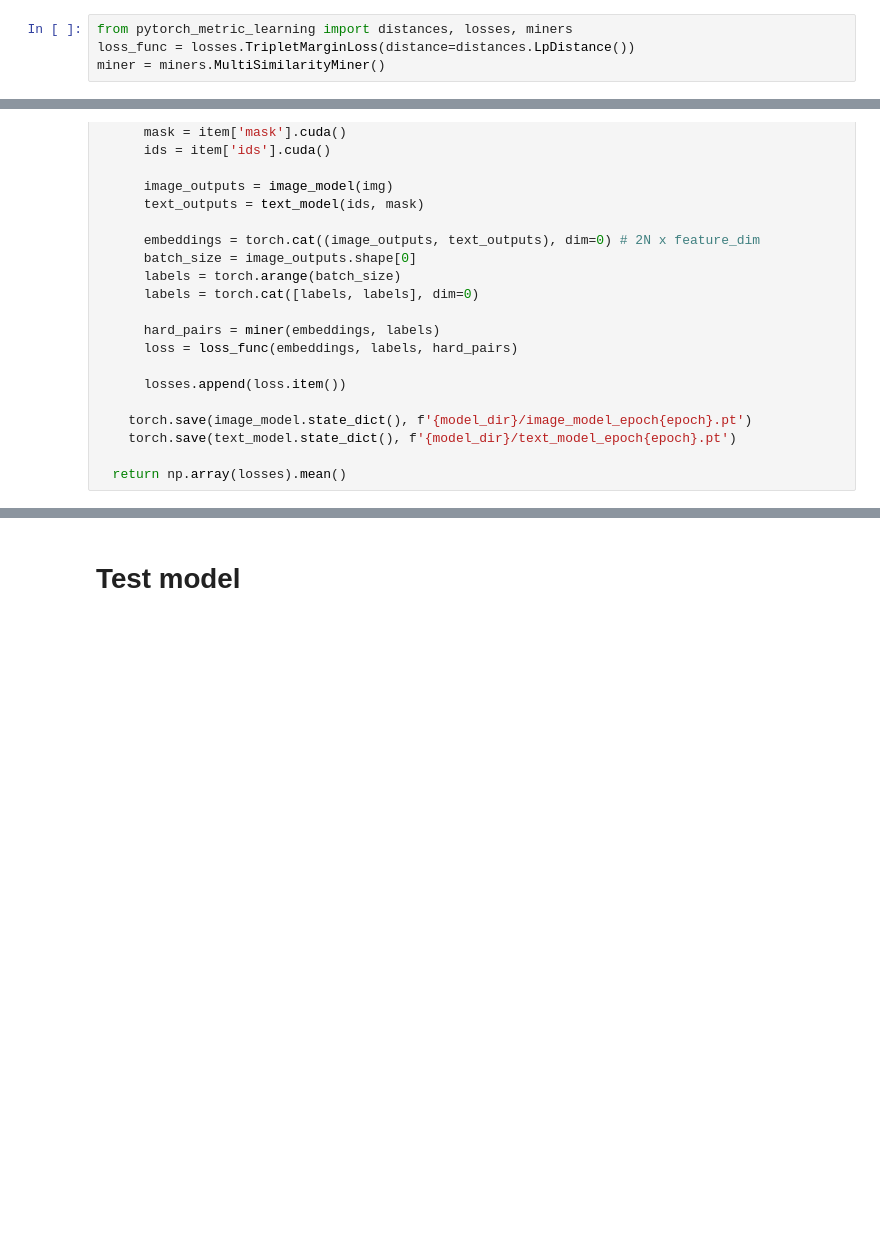
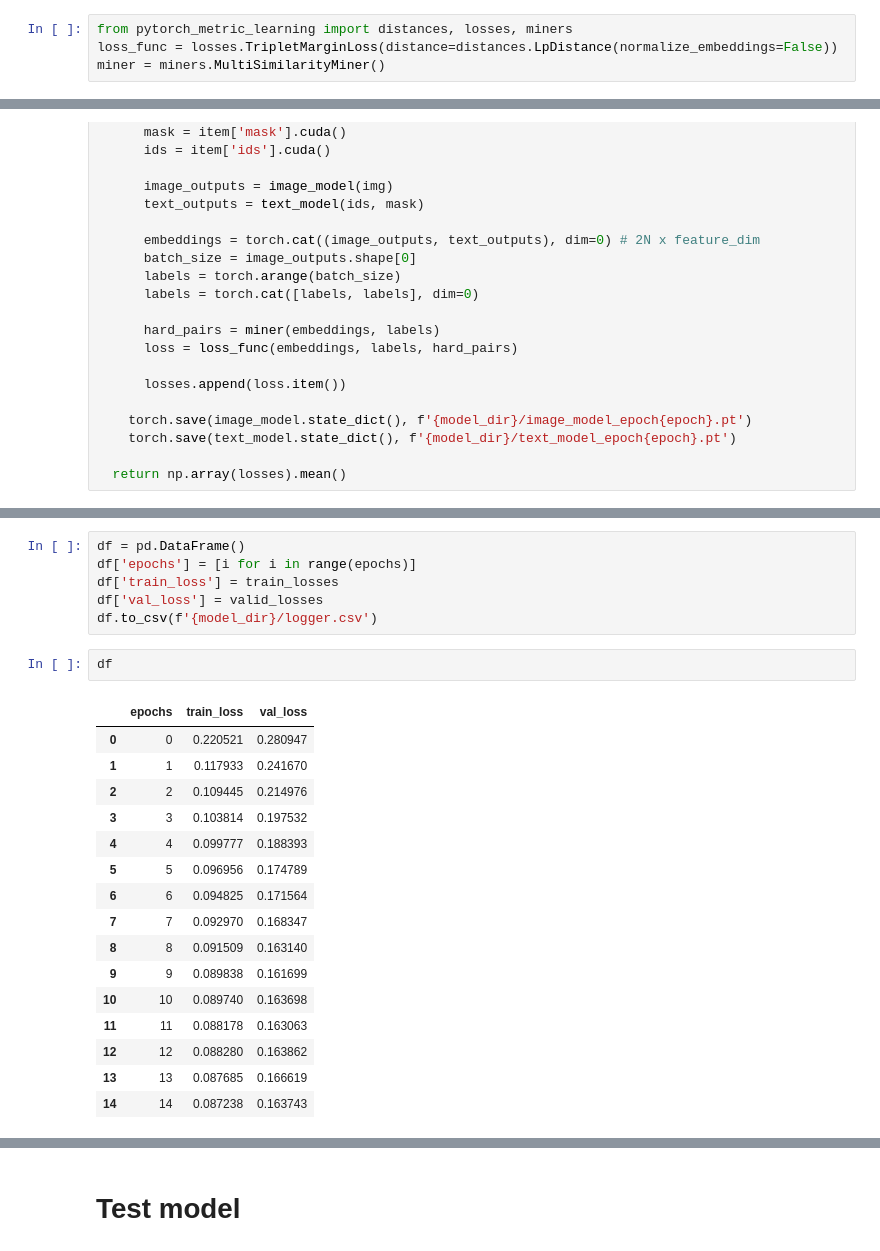
Before and after one commit to luyuzhe111/image-caption-match, a Jupyter notebook: main.ipynb, the cells around one changed output, grey strips where cells are left out. Saved outputs shown, nothing was run; the diff lists cells and outputs as text; blank space fills up the shorter version.

```diff
--- a/main.ipynb
+++ b/main.ipynb
@@ -344,7 +344,7 @@ optimizer = optim.Adam([
 # Loss function
 # %%
 from pytorch_metric_learning import distances, losses, miners
-loss_func = losses.TripletMarginLoss(distance=distances.LpDistance())
+loss_func = losses.TripletMarginLoss(distance=distances.LpDistance(normalize_embeddings=False))
 miner = miners.MultiSimilarityMiner()
 # %% [markdown]
 # Training & Validation
@@ -442,3 +466,28 @@ for epoch in range(epochs):
+# %%
+df = pd.DataFrame()
+df['epochs'] = [i for i in range(epochs)]
+df['train_loss'] = train_losses
+df['val_loss'] = valid_losses
+df.to_csv(f'{model_dir}/logger.csv')
+# %%
+df
+# %% [output]
+|  | epochs | train_loss | val_loss |
+| 0 | 0 | 0.220521 | 0.280947 |
+| 1 | 1 | 0.117933 | 0.241670 |
+| 2 | 2 | 0.109445 | 0.214976 |
+| 3 | 3 | 0.103814 | 0.197532 |
+| 4 | 4 | 0.099777 | 0.188393 |
+| 5 | 5 | 0.096956 | 0.174789 |
+| 6 | 6 | 0.094825 | 0.171564 |
+| 7 | 7 | 0.092970 | 0.168347 |
+| 8 | 8 | 0.091509 | 0.163140 |
+| 9 | 9 | 0.089838 | 0.161699 |
+| 10 | 10 | 0.089740 | 0.163698 |
+| 11 | 11 | 0.088178 | 0.163063 |
+| 12 | 12 | 0.088280 | 0.163862 |
+| 13 | 13 | 0.087685 | 0.166619 |
+| 14 | 14 | 0.087238 | 0.163743 |
 # %%
 projector = [2048, CONFIG['embedding_size']]
 best_image_model = ImageFeatureExtractor(projector=projector, pool=CONFIG['pool']).cuda()
```
Also changed, not shown: parts of 12 cells of this notebook.
